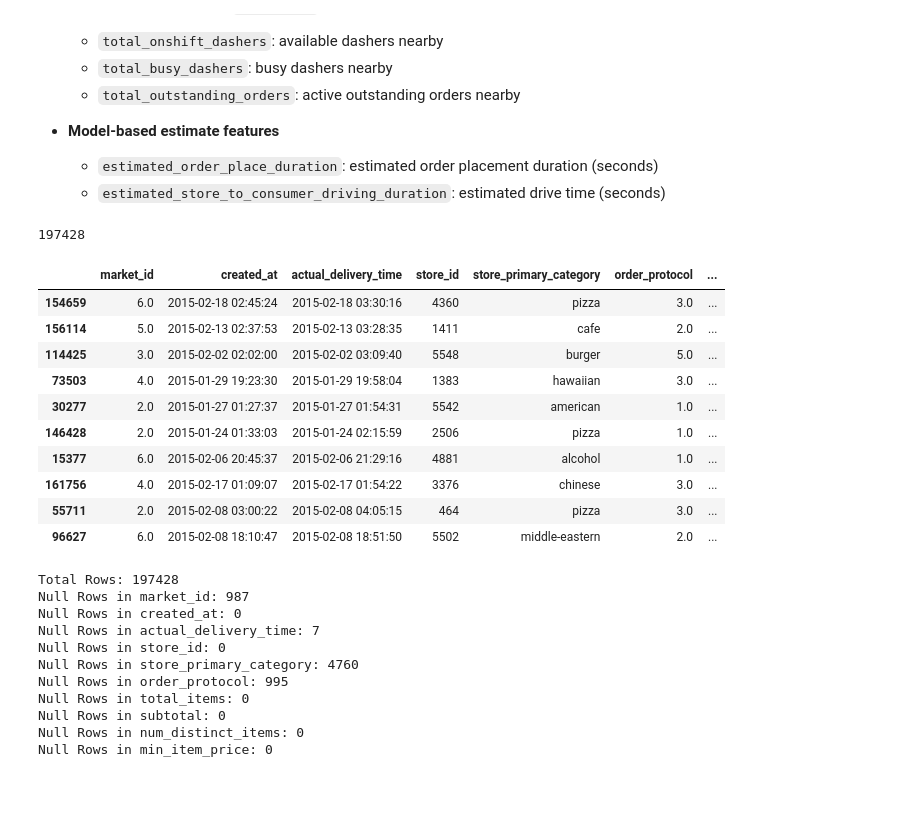
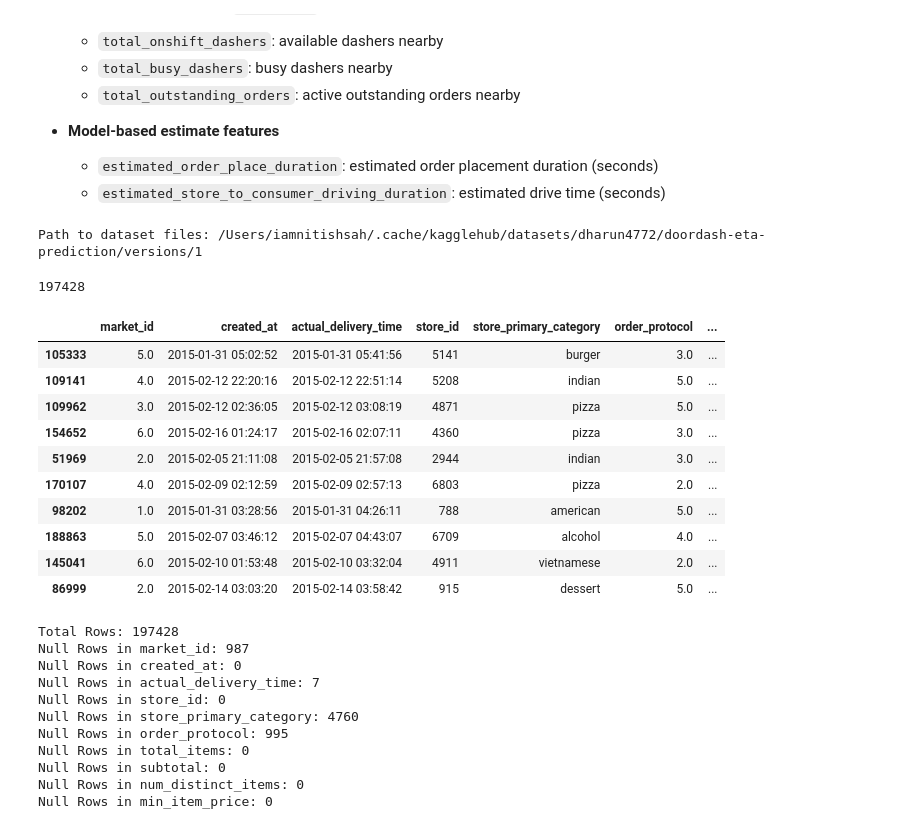
Before and after one commit to iamnitishsah/FoodOps.AI, a Jupyter notebook: DeliveryOps/notebooks/EDA.ipynb, the cells around one changed output. Cells and saved outputs as stored; diff of their text form; code cells hidden in the pictures; blank space fills up the shorter version.

```diff
--- a/DeliveryOps/notebooks/EDA.ipynb
+++ b/DeliveryOps/notebooks/EDA.ipynb
@@ -51,20 +53,23 @@ import numpy as np
+# %%
+df = pd.read_csv(f"{path}/historical_data.csv")
+# %% [output]
+Path to dataset files: /Users/iamnitishsah/.cache/kagglehub/datasets/dharun4772/doordash-eta-prediction/versions/1
 # %%
-df = pd.read_csv('../data/raw/historical_data.csv')
 len(df)
 df.sample(10)
 # %% [output]
 197428
 |  | market_id | created_at | actual_delivery_time | store_id | store_primary_category | order_protocol | ... |
-| 154659 | 6.0 | 2015-02-18 02:45:24 | 2015-02-18 03:30:16 | 4360 | pizza | 3.0 | ... |
-| 156114 | 5.0 | 2015-02-13 02:37:53 | 2015-02-13 03:28:35 | 1411 | cafe | 2.0 | ... |
-| 114425 | 3.0 | 2015-02-02 02:02:00 | 2015-02-02 03:09:40 | 5548 | burger | 5.0 | ... |
-| 73503 | 4.0 | 2015-01-29 19:23:30 | 2015-01-29 19:58:04 | 1383 | hawaiian | 3.0 | ... |
-| 30277 | 2.0 | 2015-01-27 01:27:37 | 2015-01-27 01:54:31 | 5542 | american | 1.0 | ... |
-| 146428 | 2.0 | 2015-01-24 01:33:03 | 2015-01-24 02:15:59 | 2506 | pizza | 1.0 | ... |
-| 15377 | 6.0 | 2015-02-06 20:45:37 | 2015-02-06 21:29:16 | 4881 | alcohol | 1.0 | ... |
-| 161756 | 4.0 | 2015-02-17 01:09:07 | 2015-02-17 01:54:22 | 3376 | chinese | 3.0 | ... |
-| 55711 | 2.0 | 2015-02-08 03:00:22 | 2015-02-08 04:05:15 | 464 | pizza | 3.0 | ... |
-| 96627 | 6.0 | 2015-02-08 18:10:47 | 2015-02-08 18:51:50 | 5502 | middle-eastern | 2.0 | ... |
+| 105333 | 5.0 | 2015-01-31 05:02:52 | 2015-01-31 05:41:56 | 5141 | burger | 3.0 | ... |
+| 109141 | 4.0 | 2015-02-12 22:20:16 | 2015-02-12 22:51:14 | 5208 | indian | 5.0 | ... |
+| 109962 | 3.0 | 2015-02-12 02:36:05 | 2015-02-12 03:08:19 | 4871 | pizza | 5.0 | ... |
+| 154652 | 6.0 | 2015-02-16 01:24:17 | 2015-02-16 02:07:11 | 4360 | pizza | 3.0 | ... |
+| 51969 | 2.0 | 2015-02-05 21:11:08 | 2015-02-05 21:57:08 | 2944 | indian | 3.0 | ... |
+| 170107 | 4.0 | 2015-02-09 02:12:59 | 2015-02-09 02:57:13 | 6803 | pizza | 2.0 | ... |
+| 98202 | 1.0 | 2015-01-31 03:28:56 | 2015-01-31 04:26:11 | 788 | american | 5.0 | ... |
+| 188863 | 5.0 | 2015-02-07 03:46:12 | 2015-02-07 04:43:07 | 6709 | alcohol | 4.0 | ... |
+| 145041 | 6.0 | 2015-02-10 01:53:48 | 2015-02-10 03:32:04 | 4911 | vietnamese | 2.0 | ... |
+| 86999 | 2.0 | 2015-02-14 03:03:20 | 2015-02-14 03:58:42 | 915 | dessert | 5.0 | ... |
 # %%
 print(f"Total Rows: {len(df)}")
 for col in df.columns:
```
Also changed, not shown: parts of 1 cell of this notebook, 1 other file.
